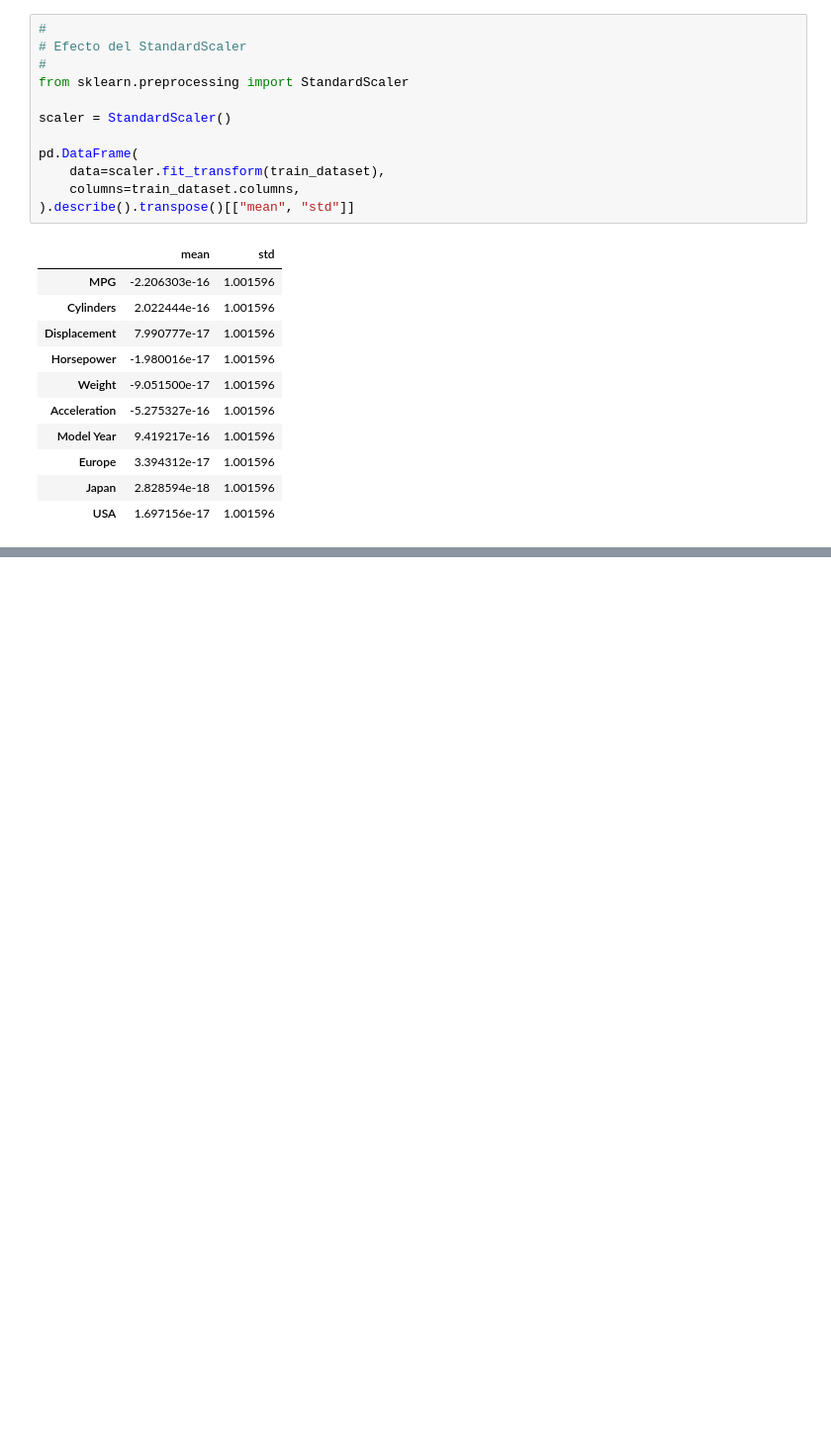
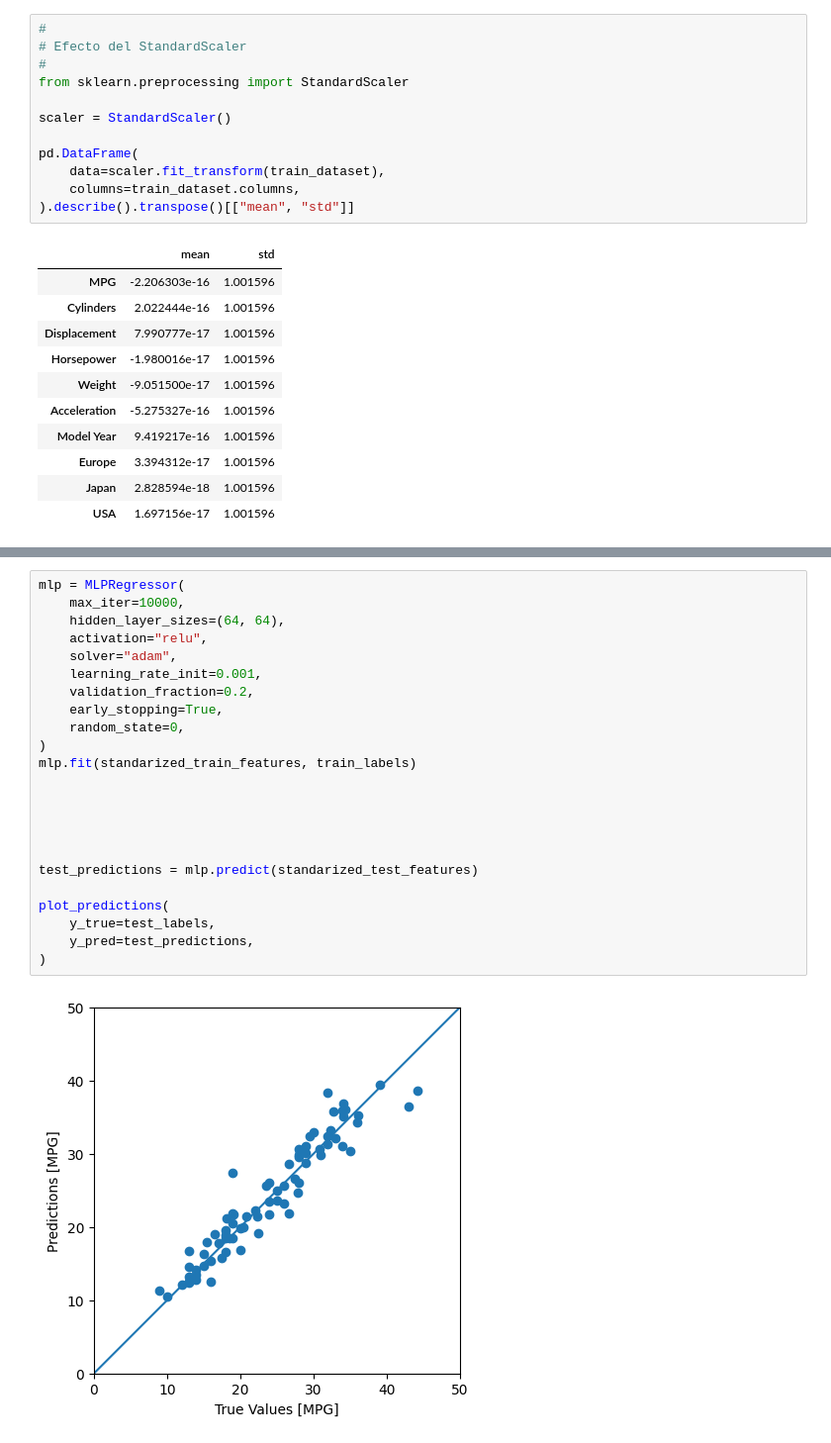
Before and after one commit to 2025-2-predictiva/PRE-06-regresion-basica-jps4nchez, a Jupyter notebook: homework/notebook.ipynb, the cells around one changed output, grey strips where cells are left out. Shown at 99% size. Drawn from its saved outputs; the diff is of its cells as text; blank space fills up the shorter version.

```diff
--- a/homework/notebook.ipynb
+++ b/homework/notebook.ipynb
@@ -159,0 +369,25 @@ pd.DataFrame(
+# %%
+mlp = MLPRegressor(
+    max_iter=10000,
+    hidden_layer_sizes=(64, 64),
+    activation="relu",
+    solver="adam",
+    learning_rate_init=0.001,
+    validation_fraction=0.2,
+    early_stopping=True,
+    random_state=0,
+)
+mlp.fit(standarized_train_features, train_labels)
+
+
+
+
+
+test_predictions = mlp.predict(standarized_test_features)
+
+plot_predictions(
+    y_true=test_labels,
+    y_pred=test_predictions,
+)
+# %% [output]
+[figure, added]
```
Also changed, not shown: parts of 21 cells of this notebook.
